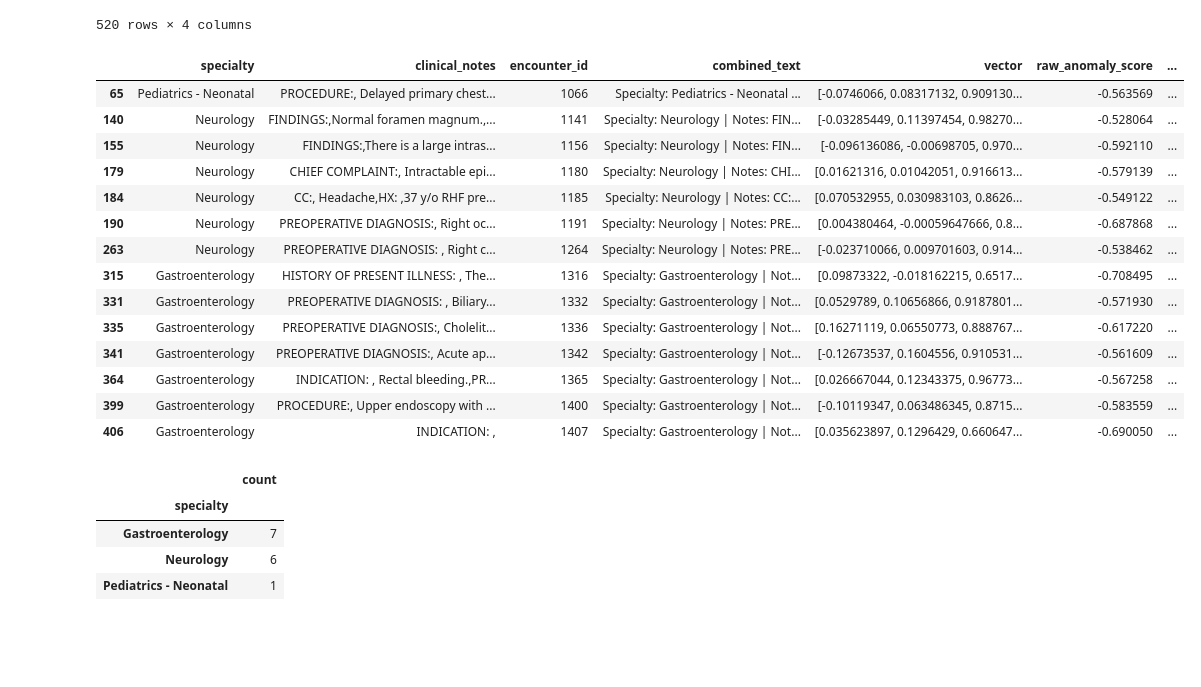
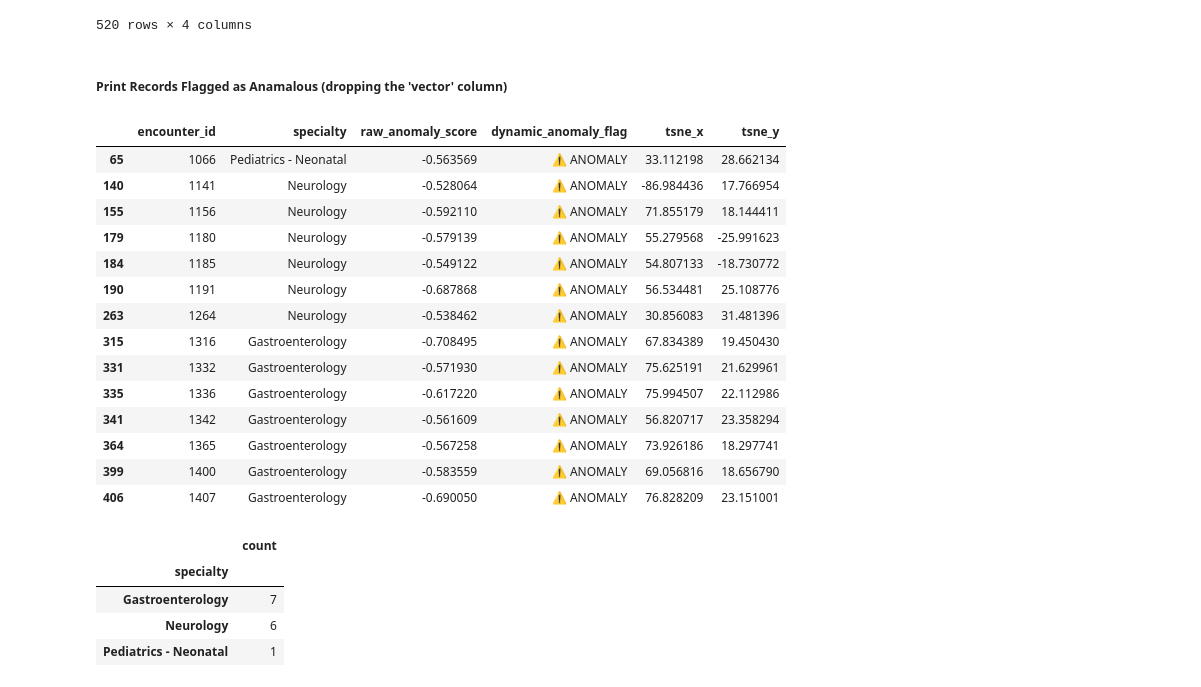
Before and after one commit to BarryDeCicco/Dimensional_Reduction, a Jupyter notebook: BERT_Pipeline.ipynb, the cells around one changed output. Cells and saved outputs as stored; diff of their text form; code cells hidden in the pictures; blank space fills up the shorter version.

Commit message:
Consolidated printing of the anomaly records in cell 'Print Records Flagged as Anamalous (dropping the 'vector' column)'

```diff
--- a/BERT_Pipeline.ipynb
+++ b/BERT_Pipeline.ipynb
@@ -498,27 +498,29 @@ Total anomalies flagged: 14
 | 518 | 2009 | Gastroenterology | -0.473571 | ✅ Normal |
 | 519 | 2010 | Orthopedics | -0.468474 | ✅ Normal |
 520 rows × 4 columns
+# %% [markdown]
+##### Print Records Flagged as Anamalous (dropping the 'vector' column)
 # %%
 from google.colab import data_table
 data_table.enable_dataframe_formatter()
 df_anomalies = df[df['dynamic_anomaly_flag'] == "⚠️ ANOMALY"]
-display(df_anomalies)
+display(df_anomalies[['encounter_id', 'specialty', 'raw_anomaly_score', 'dynamic_anomaltsne_x', 'tsne_y']])y_flag','
 # %% [output]
-|  | specialty | clinical_notes | encounter_id | combined_text | vector | raw_anomaly_score | ... |
-| 65 | Pediatrics - Neonatal | PROCEDURE:, Delayed primary chest... | 1066 | Specialty: Pediatrics - Neonatal ... | [-0.0746066, 0.08317132, 0.909130... | -0.563569 | ... |
-| 140 | Neurology | FINDINGS:,Normal foramen magnum.,... | 1141 | Specialty: Neurology | Notes: FIN... | [-0.03285449, 0.11397454, 0.98270... | -0.528064 | ... |
-| 155 | Neurology | FINDINGS:,There is a large intras... | 1156 | Specialty: Neurology | Notes: FIN... | [-0.096136086, -0.00698705, 0.970... | -0.592110 | ... |
-| 179 | Neurology | CHIEF COMPLAINT:, Intractable epi... | 1180 | Specialty: Neurology | Notes: CHI... | [0.01621316, 0.01042051, 0.916613... | -0.579139 | ... |
-| 184 | Neurology | CC:, Headache,HX: ,37 y/o RHF pre... | 1185 | Specialty: Neurology | Notes: CC:... | [0.070532955, 0.030983103, 0.8626... | -0.549122 | ... |
-| 190 | Neurology | PREOPERATIVE DIAGNOSIS:, Right oc... | 1191 | Specialty: Neurology | Notes: PRE... | [0.004380464, -0.00059647666, 0.8... | -0.687868 | ... |
-| 263 | Neurology | PREOPERATIVE DIAGNOSIS: , Right c... | 1264 | Specialty: Neurology | Notes: PRE... | [-0.023710066, 0.009701603, 0.914... | -0.538462 | ... |
-| 315 | Gastroenterology | HISTORY OF PRESENT ILLNESS: , The... | 1316 | Specialty: Gastroenterology | Not... | [0.09873322, -0.018162215, 0.6517... | -0.708495 | ... |
-| 331 | Gastroenterology | PREOPERATIVE DIAGNOSIS: , Biliary... | 1332 | Specialty: Gastroenterology | Not... | [0.0529789, 0.10656866, 0.9187801... | -0.571930 | ... |
-| 335 | Gastroenterology | PREOPERATIVE DIAGNOSIS:, Cholelit... | 1336 | Specialty: Gastroenterology | Not... | [0.16271119, 0.06550773, 0.888767... | -0.617220 | ... |
-| 341 | Gastroenterology | PREOPERATIVE DIAGNOSIS:, Acute ap... | 1342 | Specialty: Gastroenterology | Not... | [-0.12673537, 0.1604556, 0.910531... | -0.561609 | ... |
-| 364 | Gastroenterology | INDICATION: , Rectal bleeding.,PR... | 1365 | Specialty: Gastroenterology | Not... | [0.026667044, 0.12343375, 0.96773... | -0.567258 | ... |
-| 399 | Gastroenterology | PROCEDURE:, Upper endoscopy with ... | 1400 | Specialty: Gastroenterology | Not... | [-0.10119347, 0.063486345, 0.8715... | -0.583559 | ... |
-| 406 | Gastroenterology | INDICATION: , | 1407 | Specialty: Gastroenterology | Not... | [0.035623897, 0.1296429, 0.660647... | -0.690050 | ... |
+|  | encounter_id | specialty | raw_anomaly_score | dynamic_anomaly_flag | tsne_x | tsne_y |
+| 65 | 1066 | Pediatrics - Neonatal | -0.563569 | ⚠️ ANOMALY | 33.112198 | 28.662134 |
+| 140 | 1141 | Neurology | -0.528064 | ⚠️ ANOMALY | -86.984436 | 17.766954 |
+| 155 | 1156 | Neurology | -0.592110 | ⚠️ ANOMALY | 71.855179 | 18.144411 |
+| 179 | 1180 | Neurology | -0.579139 | ⚠️ ANOMALY | 55.279568 | -25.991623 |
+| 184 | 1185 | Neurology | -0.549122 | ⚠️ ANOMALY | 54.807133 | -18.730772 |
+| 190 | 1191 | Neurology | -0.687868 | ⚠️ ANOMALY | 56.534481 | 25.108776 |
+| 263 | 1264 | Neurology | -0.538462 | ⚠️ ANOMALY | 30.856083 | 31.481396 |
+| 315 | 1316 | Gastroenterology | -0.708495 | ⚠️ ANOMALY | 67.834389 | 19.450430 |
+| 331 | 1332 | Gastroenterology | -0.571930 | ⚠️ ANOMALY | 75.625191 | 21.629961 |
+| 335 | 1336 | Gastroenterology | -0.617220 | ⚠️ ANOMALY | 75.994507 | 22.112986 |
+| 341 | 1342 | Gastroenterology | -0.561609 | ⚠️ ANOMALY | 56.820717 | 23.358294 |
+| 364 | 1365 | Gastroenterology | -0.567258 | ⚠️ ANOMALY | 73.926186 | 18.297741 |
+| 399 | 1400 | Gastroenterology | -0.583559 | ⚠️ ANOMALY | 69.056816 | 18.656790 |
+| 406 | 1407 | Gastroenterology | -0.690050 | ⚠️ ANOMALY | 76.828209 | 23.151001 |
 # %%
 anomaly_counts_by_specialty = df_anomalies['specialty'].value_counts()
 display(anomaly_counts_by_specialty)
```
Also changed, not shown: parts of 3 cells of this notebook.
